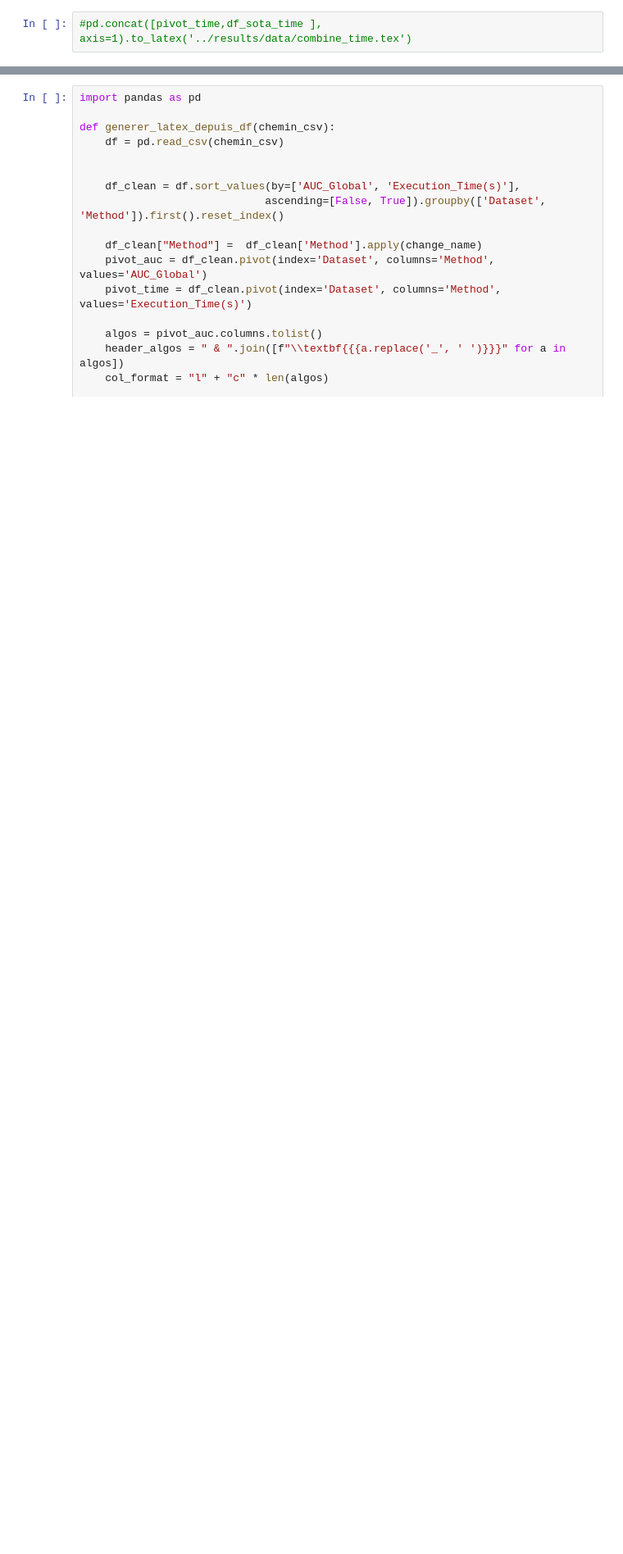
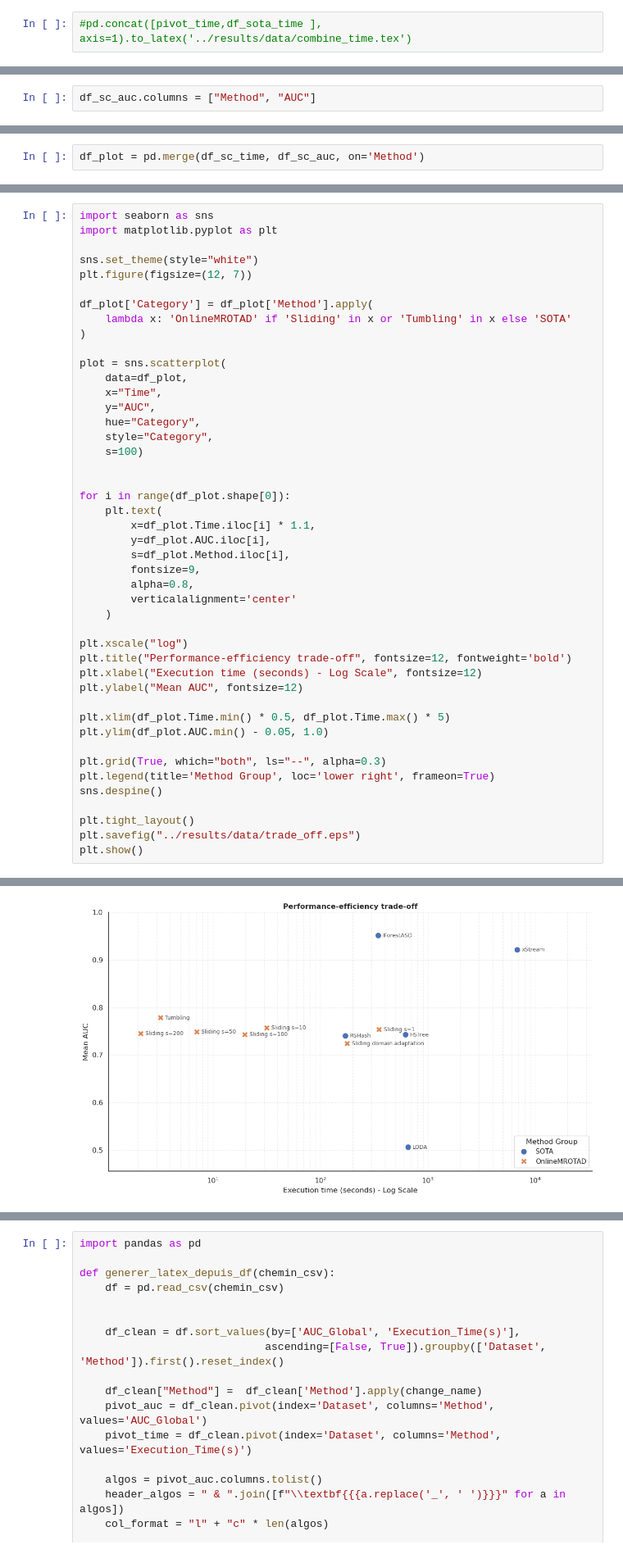
Before and after one commit to Trust26h/Online-domain-adaptation-for-data-stream-anomaly-detection, a Jupyter notebook: notebook/analyse.ipynb, the cells around one changed output, grey strips where cells are left out. Shown at 82% size. Cells and saved outputs as stored; diff of their text form; blank space fills up the shorter version.

```diff
--- a/notebook/analyse.ipynb
+++ b/notebook/analyse.ipynb
@@ -375,0 +380,2 @@ df_sc_time
+# %%
+df_sc_auc.columns = ["Method", "AUC"]
@@ -375,0 +398,2 @@ df_sc_time
+# %%
+df_plot = pd.merge(df_sc_time, df_sc_auc, on='Method')
@@ -375,0 +432,46 @@ df_sc_time
+# %%
+import seaborn as sns
+import matplotlib.pyplot as plt
+
+sns.set_theme(style="white")
+plt.figure(figsize=(12, 7))
+
+df_plot['Category'] = df_plot['Method'].apply(
+    lambda x: 'OnlineMROTAD' if 'Sliding' in x or 'Tumbling' in x else 'SOTA'
+)
+
+plot = sns.scatterplot(
+    data=df_plot,
+    x="Time",
+    y="AUC",
+    hue="Category",
+    style="Category",
+    s=100)
+
+
+for i in range(df_plot.shape[0]):
+    plt.text(
+        x=df_plot.Time.iloc[i] * 1.1,
+        y=df_plot.AUC.iloc[i],
+        s=df_plot.Method.iloc[i],
+        fontsize=9,
+        alpha=0.8,
+        verticalalignment='center'
+    )
+
+plt.xscale("log")
+plt.title("Performance-efficiency trade-off", fontsize=12, fontweight='bold')
+plt.xlabel("Execution time (seconds) - Log Scale", fontsize=12)
+plt.ylabel("Mean AUC", fontsize=12)
+
+plt.xlim(df_plot.Time.min() * 0.5, df_plot.Time.max() * 5)
+plt.ylim(df_plot.AUC.min() - 0.05, 1.0)
+
+plt.grid(True, which="both", ls="--", alpha=0.3)
+plt.legend(title='Method Group', loc='lower right', frameon=True)
+sns.despine()
+
+plt.tight_layout()
+plt.savefig("../results/data/trade_off.eps")
+plt.show()
+# %% [output]
@@ -375,0 +479 @@ df_sc_time
+[figure, added]
```
Also changed, not shown: parts of 9 cells of this notebook, 1 other file.
